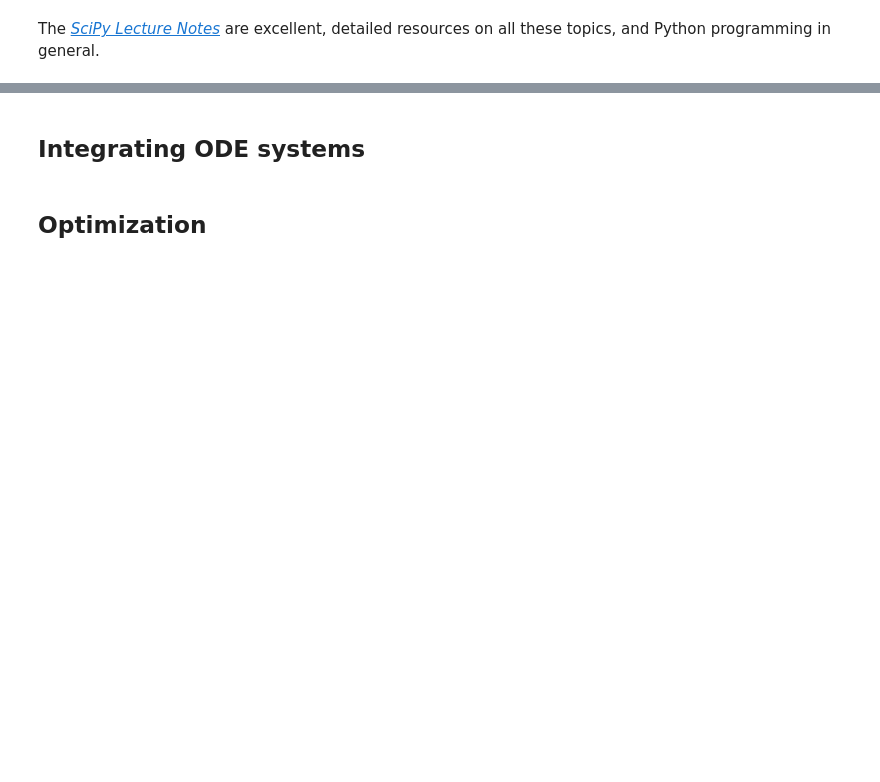
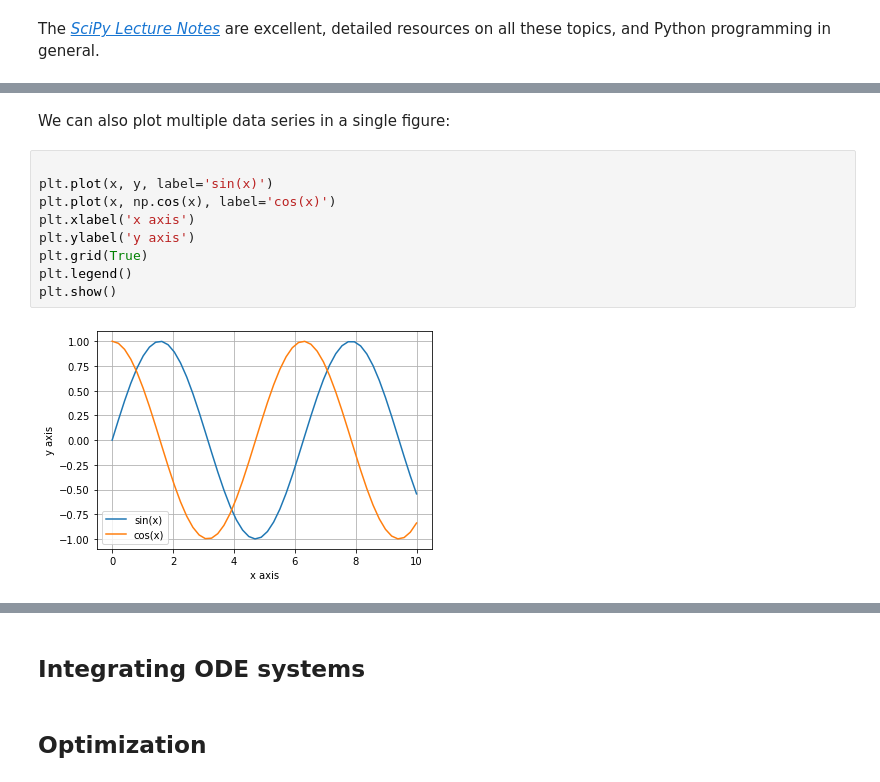
Before and after one commit to kyleniemeyer/computational-thermo, a Jupyter notebook: content/using-scipy.ipynb, the cells around one changed output, grey strips where cells are left out. Saved outputs shown, nothing was run; the diff lists cells and outputs as text; blank space fills up the shorter version.

```diff
--- a/content/using-scipy.ipynb
+++ b/content/using-scipy.ipynb
@@ -19,0 +47,13 @@ The [*SciPy Lecture Notes*](https://scipy-lectures.org) are excellent, detailed
+# %% [markdown]
+We can also plot multiple data series in a single figure:
+# %%
+
+plt.plot(x, y, label='sin(x)')
+plt.plot(x, np.cos(x), label='cos(x)')
+plt.xlabel('x axis')
+plt.ylabel('y axis')
+plt.grid(True)
+plt.legend()
+plt.show()
+# %% [output]
+[figure, added]
```
Also changed, not shown: parts of 14 cells of this notebook, 7 other files.
